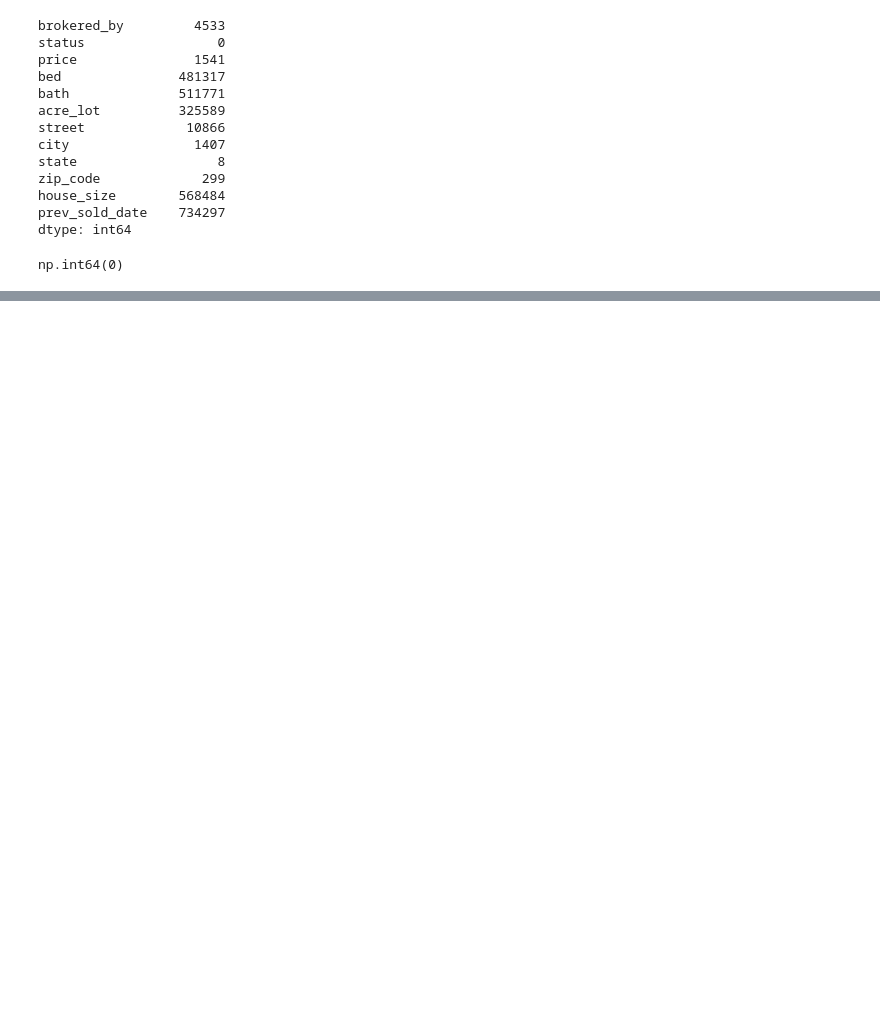
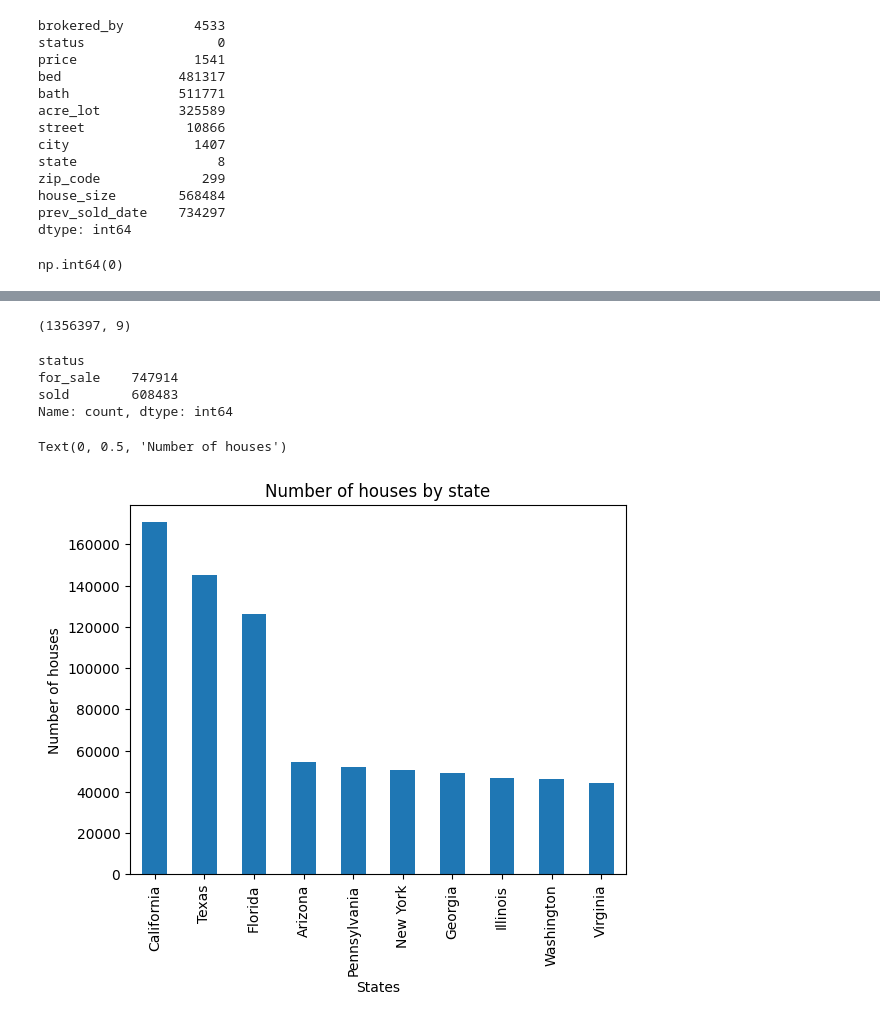
Before and after one commit to RaviNamdeoo/RealEstate_Price_Prediction--Unfinished, a Jupyter notebook: Analysis_notebook.ipynb, the cells around one changed output, grey strips where cells are left out. Drawn from its saved outputs; the diff is of its cells as text; code cells hidden in the pictures; blank space fills up the shorter version.

```diff
--- a/Analysis_notebook.ipynb
+++ b/Analysis_notebook.ipynb
@@ -77,9 +96,12 @@ dtype: int64
 df.duplicated().sum()
 # %% [output]
 np.int64(0)
+# %%
+df = df.drop_duplicates()
 # %%
 # brokered_by : Broker/Agency encoded
 # zip_code : Postal code
-# zip_code : Postal code
+# prev_sold_date : Date when the property was sold
 
 # Dropping the above columns as they are being seen as useless
+df.drop(columns=['brokered_by','zip_code','prev_sold_date'],inplace=True)
@@ -85,0 +137,23 @@ np.int64(0)
+# %%
+df.dropna(inplace=True)
+# %%
+df.shape
+# %% [output]
+(1356397, 9)
+# %%
+df['status'].value_counts()
+# %% [output]
+status
+for_sale    747914
+sold        608483
+Name: count, dtype: int64
+# %%
+import matplotlib.pyplot as plt
+
+df['state'].value_counts().sort_values(ascending=False).head(10).plot(kind='bar')
+plt.title("Number of houses by state")
+plt.xlabel("States")
+plt.ylabel("Number of houses")
+# %% [output]
+Text(0, 0.5, 'Number of houses')
+[figure, added]
```
Also changed, not shown: parts of 24 cells of this notebook, 1 other file.
